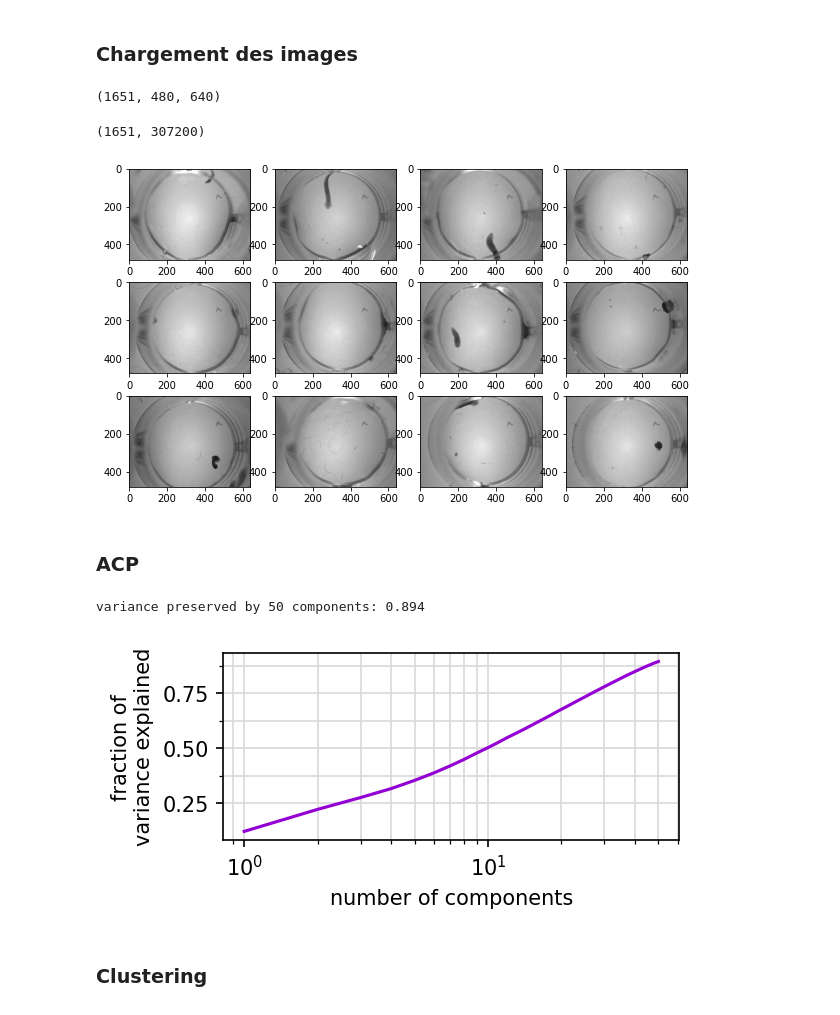
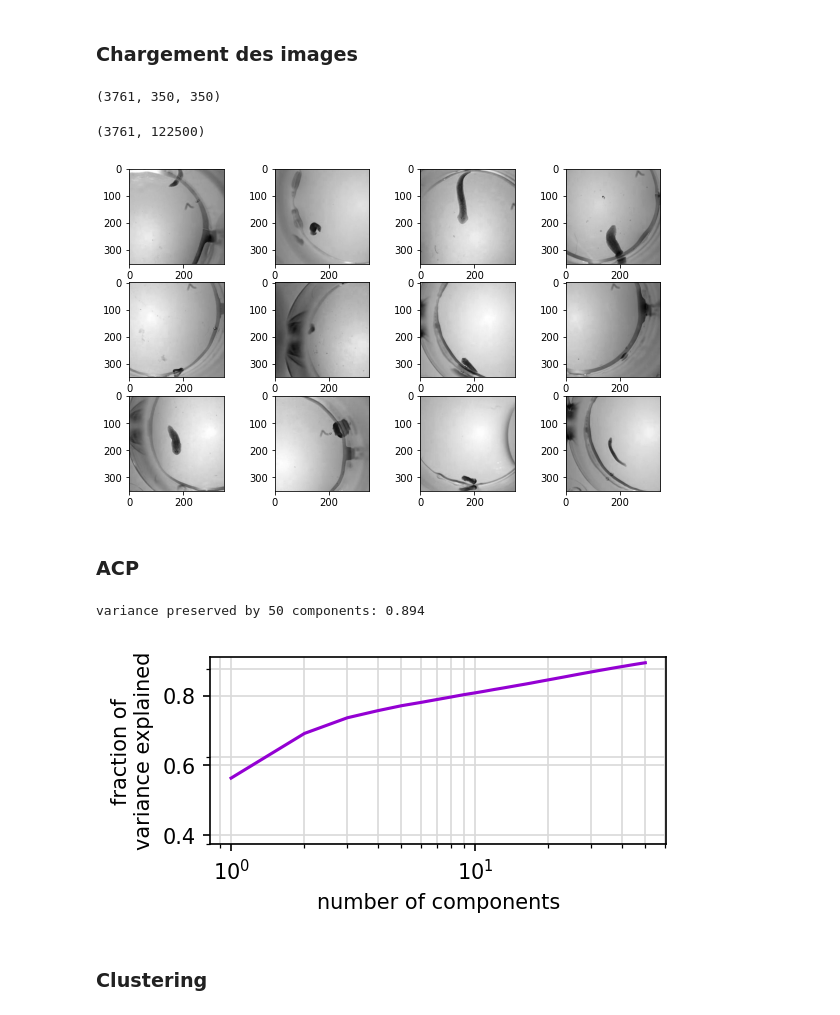
Before and after one commit to Arbrone/planaire_classification, a Jupyter notebook: notebooks/clustering.ipynb, the cells around one changed output. Cells and saved outputs as stored; diff of their text form; code cells hidden in the pictures.

```diff
--- a/notebooks/clustering.ipynb
+++ b/notebooks/clustering.ipynb
@@ -22,7 +22,7 @@ from sklearn.metrics import silhouette_samples, silhouette_score
 # %% [markdown]
 ### Chargement des images
 # %%
-img_path = "../data/videos/labelised/all"
+img_path = "../data/images_croped_color/all/"
 # %%
 # TODO passer en niveau de gris
 
@@ -41,20 +41,20 @@ dataset, files = load_images(img_path)
 
 dataset.shape
 # %% [output]
-(1651, 480, 640)
+(3761, 350, 350)
-(1651, 307200)
+(3761, 122500)
 # %%
 plt.figure(figsize=(10,100))
 compt=0
 for i in range(0,12):
-    img=dataset[i].reshape(480,640)
+    img=dataset[i].reshape(350,350)
     plt.subplot(48,4,i+1)
     compt=compt+1
     plt.imshow(img, cmap='gray')
 
 plt.show()
 # %% [output]
-[figure, old version]
+[figure, new version]
 # %% [markdown]
 ### ACP
 # %%
@@ -78,7 +78,7 @@ fig.tight_layout()
 print('variance preserved by 50 components: {:.3f}'.format(var[49]))
 # %% [output]
 variance preserved by 50 components: 0.894
-[figure, old version]
+[figure, new version]
 # %% [markdown]
 ### Clustering
 # %% [markdown]
```
Also changed, not shown: parts of 1 cell of this notebook, 8 other files.
